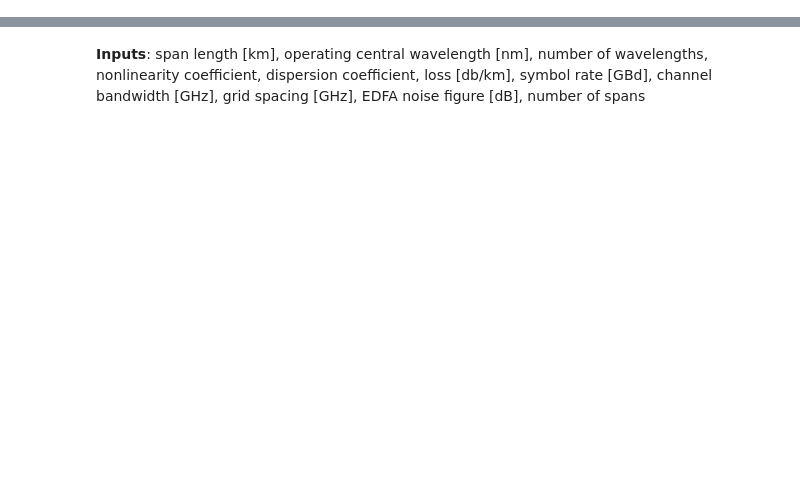
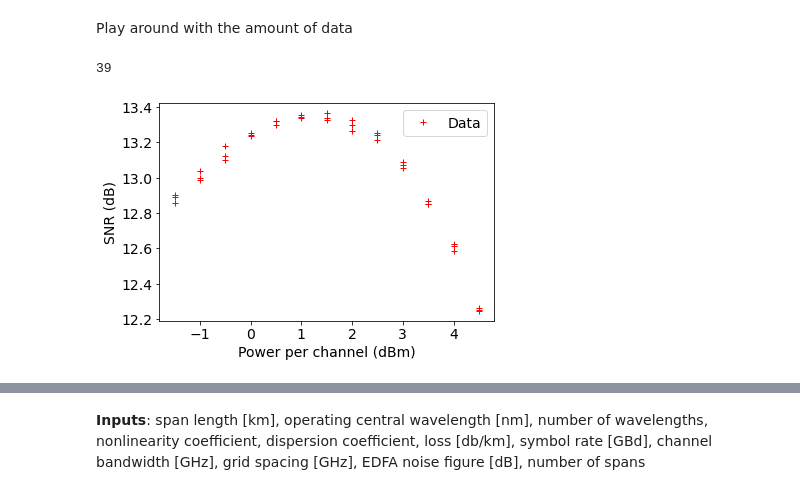
Before and after one commit to joshnevin/physics_enhanced_GPs, a Jupyter notebook: physical_model_enhanced_gps.ipynb, the cells around one changed output, grey strips where cells are left out. Drawn from its saved outputs; the diff is of its cells as text; code cells hidden in the pictures; blank space fills up the shorter version.

```diff
--- a/physical_model_enhanced_gps.ipynb
+++ b/physical_model_enhanced_gps.ipynb
@@ -15,0 +18,2 @@ pch = np.genfromtxt(open(str(data_dir) + "pchexppchsam100.csv", "r"), delimiter=
+# %% [markdown]
+Play around with the amount of data
@@ -15,0 +24,14 @@ pch = np.genfromtxt(open(str(data_dir) + "pchexppchsam100.csv", "r"), delimiter=
+# %%
+len(pch)
+# %% [output]
+39
+# %%
+plt.plot(pch, snr, 'r+', label='Data')
+#plt.xlim([pch[0], pch[-1]])
+plt.xlabel("Power per channel (dBm)")
+plt.ylabel("SNR (dB)")
+plt.legend()
+#plt.savefig('powershifted_gn_comparison.pdf', dpi=200,bbox_inches='tight')
+plt.show()
+# %% [output]
+[figure, added]
```
Also changed, not shown: parts of 26 cells of this notebook.
